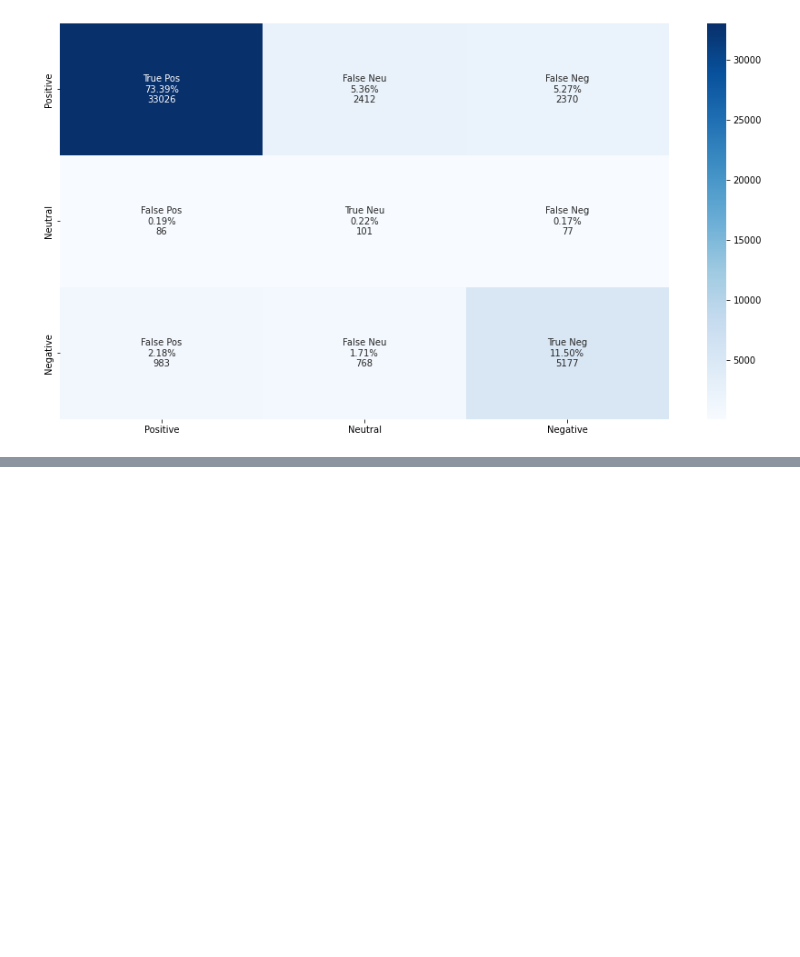
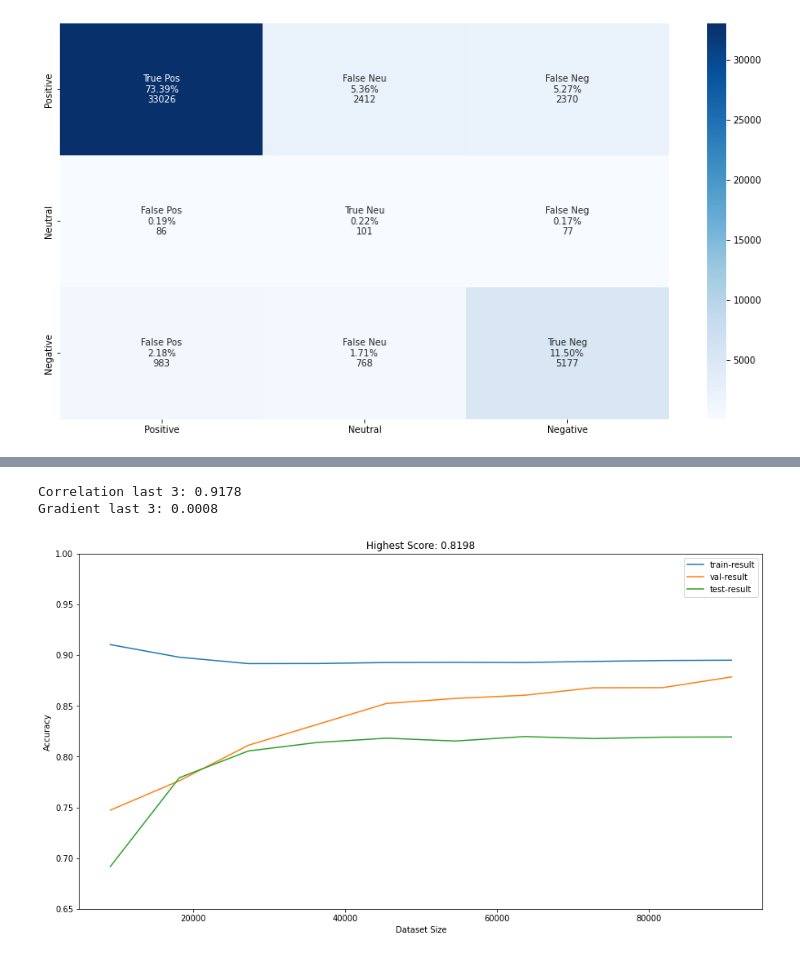
Before and after one commit to harizjet/SubjectSentimentModelling, a Jupyter notebook: exploring/exploring3.ipynb, the cells around one changed output, grey strips where cells are left out. Cells and saved outputs as stored; diff of their text form; code cells hidden in the pictures; blank space fills up the shorter version.

```diff
--- a/exploring/exploring3.ipynb
+++ b/exploring/exploring3.ipynb
@@ -780,0 +845,14 @@ df = client.persist(df) # persist to keep data in memory when processing
+# %%
+# feature 5: bow uni 50k
+
+xArr, featureModel = feature_bowUni(tdf1['reviewText'], 50000)
+yArr = tdf1['overall'].to_numpy()
+testXArr, testYArr = featureModel.transform(tdf2['reviewText']), tdf2['overall'].to_numpy()
+result = loop_testing(nb_model, 10, xArr, yArr, testXArr, testYArr)
+print("Correlation last 3: {:.4f}".format(correlation(list(result.keys())[-3:], [x[2] for x in result.values()][-3:])))
+print("Gradient last 3: {:.4f}".format(gradient(range(1, 4), [x[2] for x in result.values()][-3:])))
+visualized_loopTesting(result)
+# %% [output]
+Correlation last 3: 0.9178
+Gradient last 3: 0.0008
+[figure, added]
```
Also changed, not shown: parts of 34 cells of this notebook.
